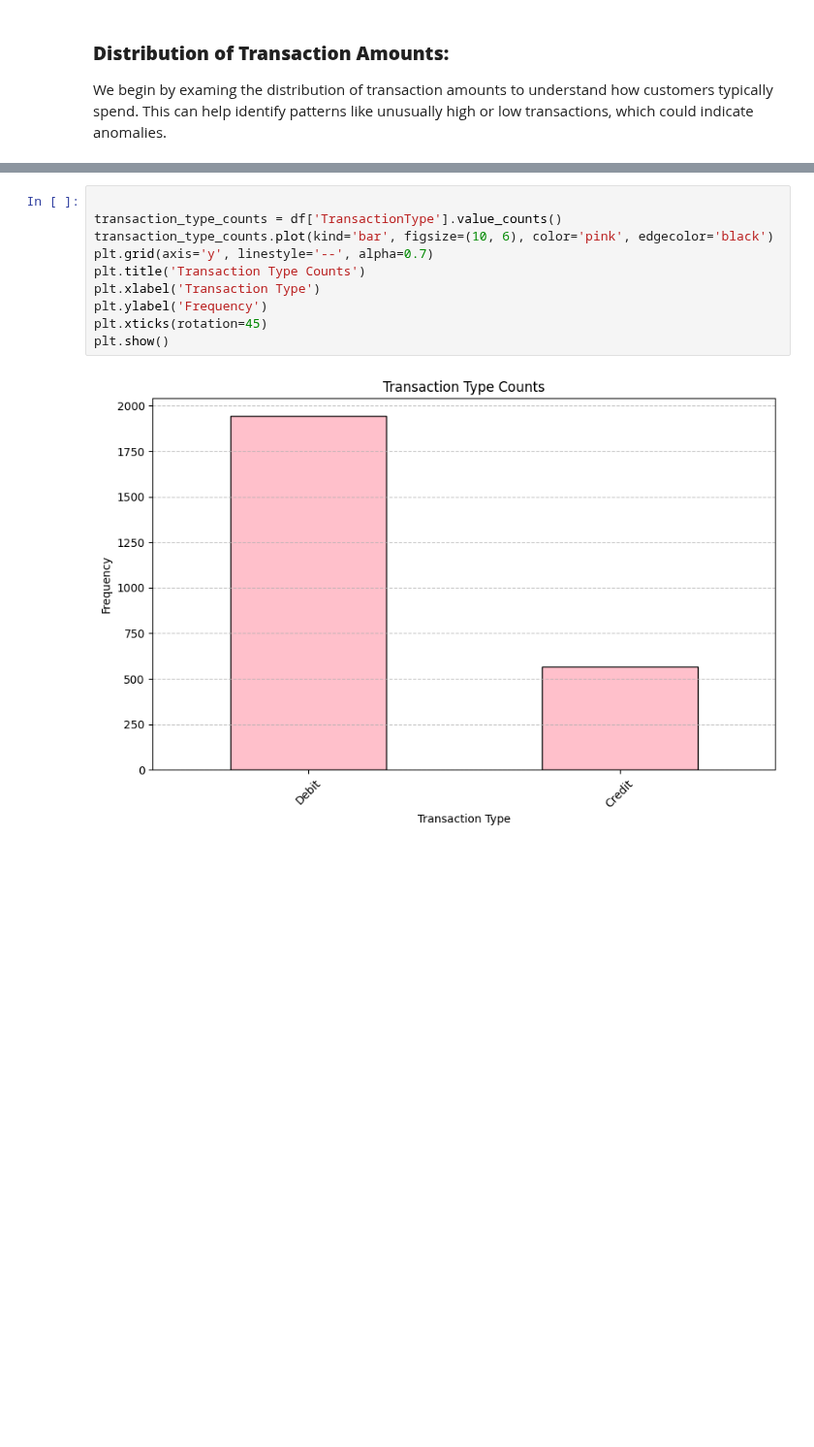
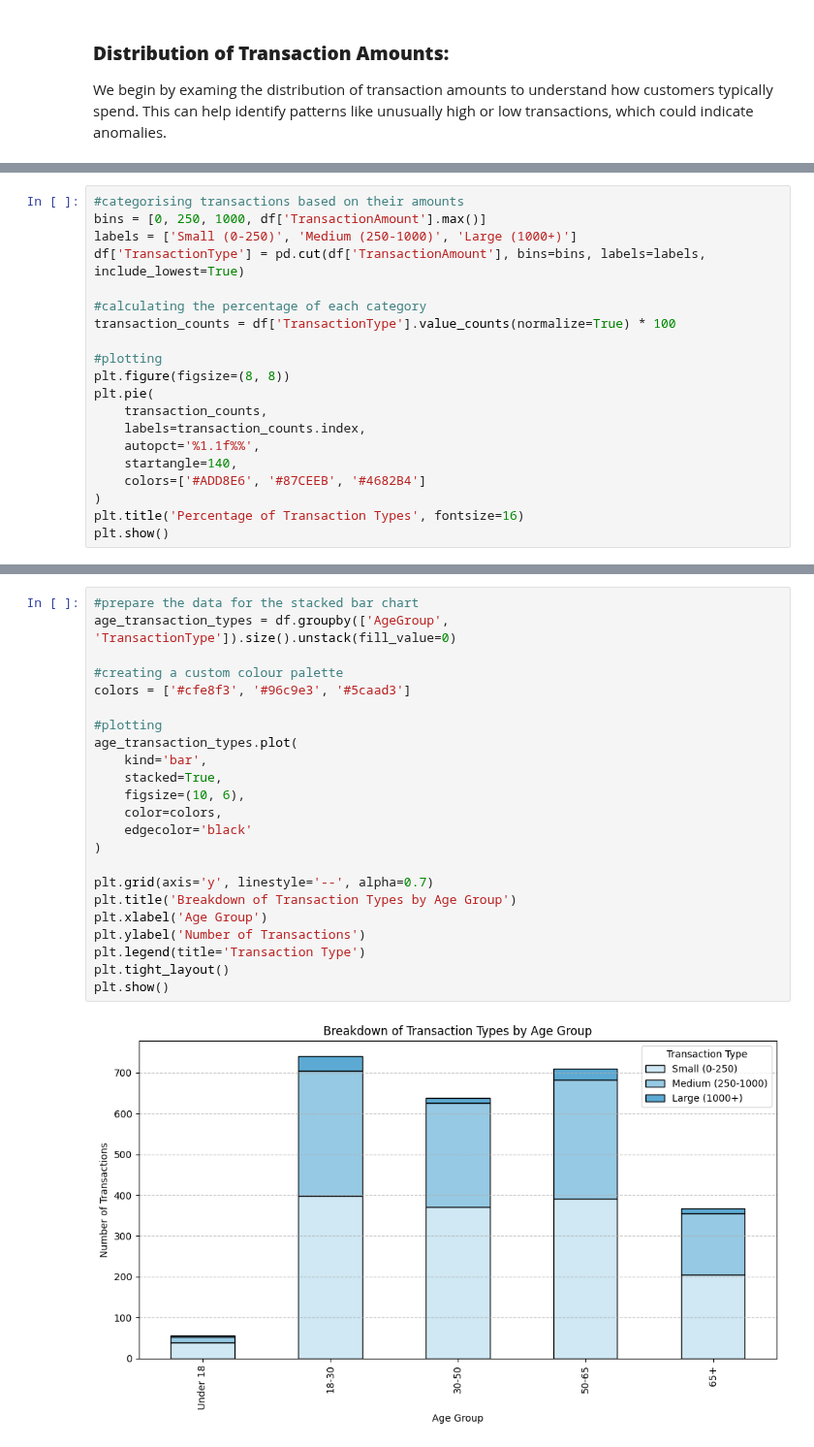
Before and after one commit to briannemcgrath/PFDA, a Jupyter notebook: project/project.ipynb, the cells around one changed output, grey strips where cells are left out. Shown at 97% size. Drawn from its saved outputs; the diff is of its cells as text; blank space fills up the shorter version.

```diff
--- a/project/project.ipynb
+++ b/project/project.ipynb
@@ -216,3 +217,23 @@ plt.show()
 - **Skewed Distribution:** The graph shows a **right-skewed distribution**, where most transaction amounts are small (e.g., under $250). This seems typical for a real-world situation, as smaller transactions are generally more common than larger ones.
 - **Low Frequency of Large Transactions:** Transactions above $1,000 are much less frequent, suggesting that high-value transactions are rare.
 - **Potential Outliers:** While the plot doesn't show specific points, the tail of the distribution indicates potential outliers (e.g., transactions closer to $2,000 - although this is hard to read). We will analyse these further to check if they are genuine or fraudulent.
+# %%
+#categorising transactions based on their amounts
+bins = [0, 250, 1000, df['TransactionAmount'].max()]
+labels = ['Small (0-250)', 'Medium (250-1000)', 'Large (1000+)']
+df['TransactionType'] = pd.cut(df['TransactionAmount'], bins=bins, labels=labels, include_lowest=True)
+
+#calculating the percentage of each category
+transaction_counts = df['TransactionType'].value_counts(normalize=True) * 100
+
+#plotting
+plt.figure(figsize=(8, 8))
+plt.pie(
+    transaction_counts,
+    labels=transaction_counts.index,
+    autopct='%1.1f%%',
+    startangle=140,
+    colors=['#ADD8E6', '#87CEEB', '#4682B4']
+)
+plt.title('Percentage of Transaction Types', fontsize=16)
+plt.show()
@@ -221,12 +295,25 @@ plt.show()
 # %%
+#prepare the data for the stacked bar chart
+age_transaction_types = df.groupby(['AgeGroup', 'TransactionType']).size().unstack(fill_value=0)
 
-transaction_type_counts = df['TransactionType'].value_counts()
-transaction_type_counts.plot(kind='bar', figsize=(10, 6), color='pink', edgecolor='black')
+#creating a custom colour palette
+colors = ['#cfe8f3', '#96c9e3', '#5caad3']
+
+#plotting
+age_transaction_types.plot(
+    kind='bar',
+    stacked=True,
+    figsize=(10, 6),
+    color=colors,
+    edgecolor='black'
+)
+
 plt.grid(axis='y', linestyle='--', alpha=0.7)
-plt.title('Transaction Type Counts')
-plt.xlabel('Transaction Type')
-plt.ylabel('Frequency')
-plt.xticks(rotation=45)
+plt.title('Breakdown of Transaction Types by Age Group')
+plt.xlabel('Age Group')
+plt.ylabel('Number of Transactions')
+plt.legend(title='Transaction Type')
+plt.tight_layout()
 plt.show()
 # %% [output]
-[figure, old version]
+[figure, new version]
```
Also changed, not shown: parts of 32 cells of this notebook.
